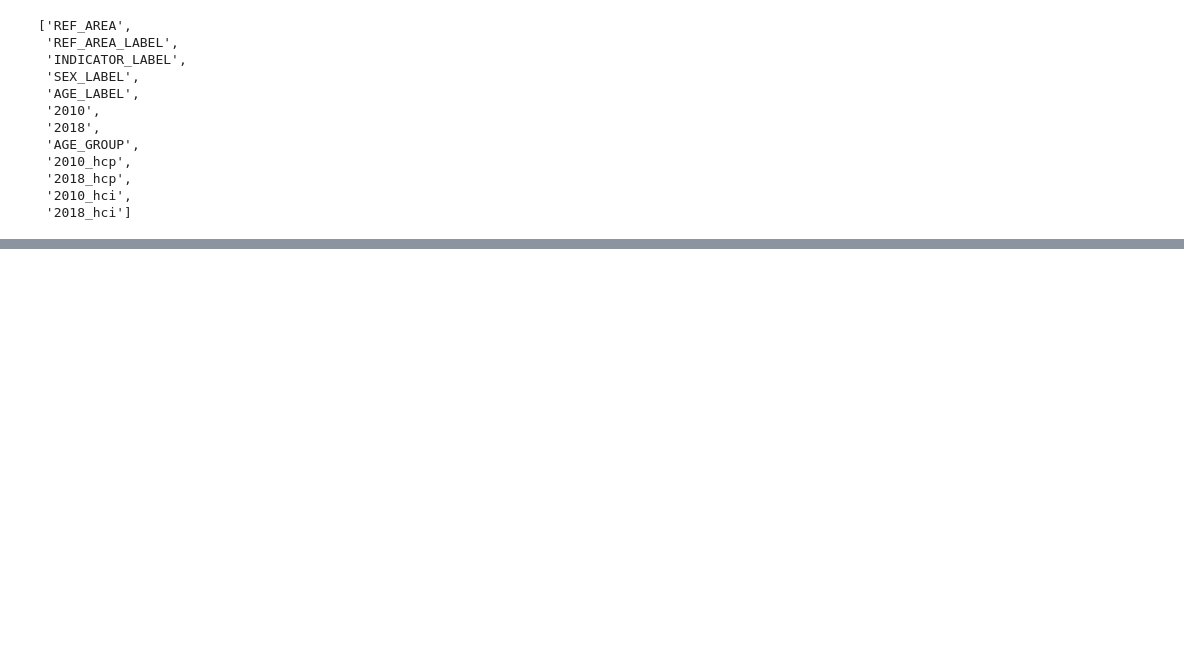
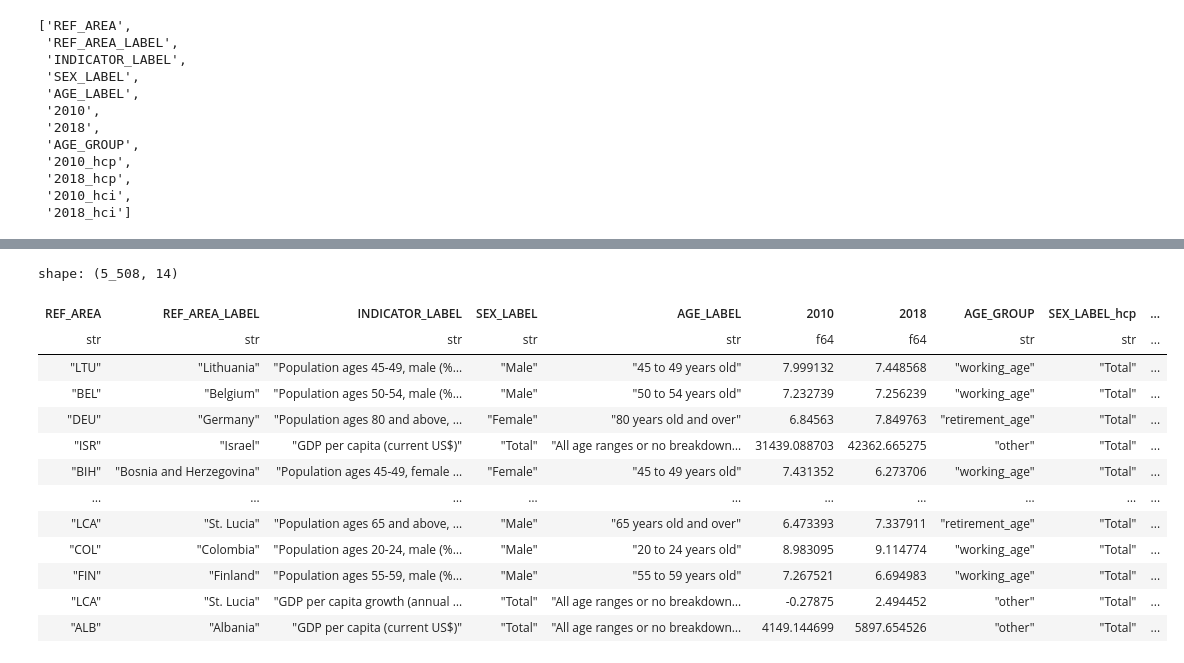
Before and after one commit to rachelv2/first_project, a Jupyter notebook: notebooks/data_cleaning_beatriz.ipynb, the cells around one changed output, grey strips where cells are left out. Cells and saved outputs as stored; diff of their text form; code cells hidden in the pictures; blank space fills up the shorter version.

```diff
--- a/notebooks/data_cleaning_beatriz.ipynb
+++ b/notebooks/data_cleaning_beatriz.ipynb
@@ -565,0 +609,26 @@ merged.columns
+# %%
+# Don't filter new_widef at all - keep all ages and sex labels
+# Only filter hcp and hci to avoid duplicates (hcp only has Total anyway)
+hci_total = hci_pl_cleaned_countries.filter(pl.col('SEX_LABEL') == 'Total')
+
+# Join keys
+join_keys = ['REF_AREA', 'REF_AREA_LABEL']
+
+# First join
+merged = new_widef_pl_cleaned_countries.join(
+    hcp_pl_cleaned_countries,
+    on=join_keys,
+    how='left',
+    suffix='_hcp'
+)
+
+# Second join
+merged = merged.join(
+    hci_total,
+    on=join_keys,
+    how='left',
+    suffix='_hci'
+)
+
+print(merged.shape)
+print(merged['AGE_LABEL'].unique())
@@ -565,0 +652,17 @@ merged.columns
+# %%
+display(merged)
+# %% [output]
+shape: (5_508, 14)
+| REF_AREA | REF_AREA_LABEL | INDICATOR_LABEL | SEX_LABEL | AGE_LABEL | 2010 | 2018 | AGE_GROUP | SEX_LABEL_hcp | ... |
+| str | str | str | str | str | f64 | f64 | str | str | ... |
+| "LTU" | "Lithuania" | "Population ages 45-49, male (%… | "Male" | "45 to 49 years old" | 7.999132 | 7.448568 | "working_age" | "Total" | ... |
+| "BEL" | "Belgium" | "Population ages 50-54, male (%… | "Male" | "50 to 54 years old" | 7.232739 | 7.256239 | "working_age" | "Total" | ... |
+| "DEU" | "Germany" | "Population ages 80 and above, … | "Female" | "80 years old and over" | 6.84563 | 7.849763 | "retirement_age" | "Total" | ... |
+| "ISR" | "Israel" | "GDP per capita (current US$)" | "Total" | "All age ranges or no breakdown… | 31439.088703 | 42362.665275 | "other" | "Total" | ... |
+| "BIH" | "Bosnia and Herzegovina" | "Population ages 45-49, female … | "Female" | "45 to 49 years old" | 7.431352 | 6.273706 | "working_age" | "Total" | ... |
+| … | … | … | … | … | … | … | … | … | ... |
+| "LCA" | "St. Lucia" | "Population ages 65 and above, … | "Male" | "65 years old and over" | 6.473393 | 7.337911 | "retirement_age" | "Total" | ... |
+| "COL" | "Colombia" | "Population ages 20-24, male (%… | "Male" | "20 to 24 years old" | 8.983095 | 9.114774 | "working_age" | "Total" | ... |
+| "FIN" | "Finland" | "Population ages 55-59, male (%… | "Male" | "55 to 59 years old" | 7.267521 | 6.694983 | "working_age" | "Total" | ... |
+| "LCA" | "St. Lucia" | "GDP per capita growth (annual … | "Total" | "All age ranges or no breakdown… | -0.27875 | 2.494452 | "other" | "Total" | ... |
+| "ALB" | "Albania" | "GDP per capita (current US$)" | "Total" | "All age ranges or no breakdown… | 4149.144699 | 5897.654526 | "other" | "Total" | ... |
```
Also changed, not shown: parts of 12 cells of this notebook, 1 other file.
